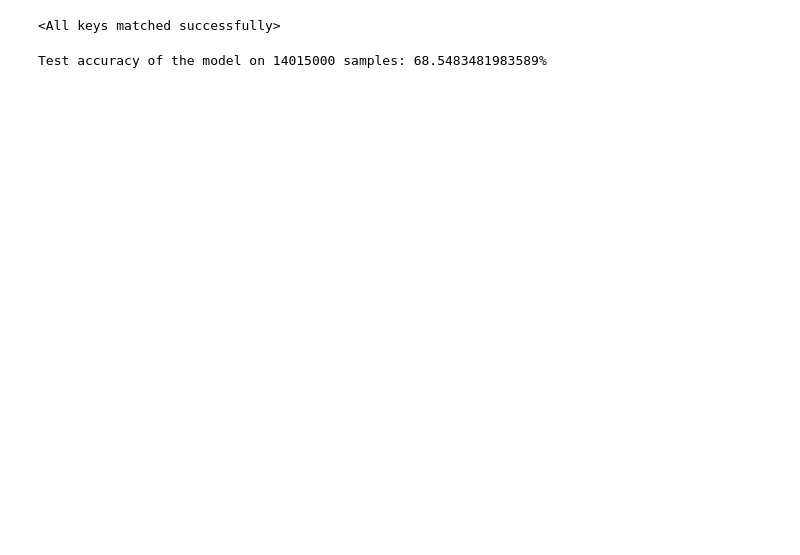
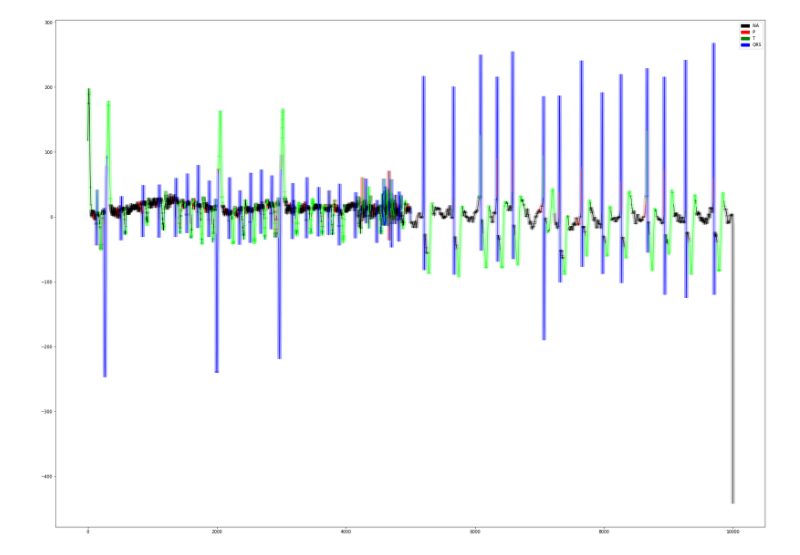
Before and after one commit to lavisheng/pytorch-ECGsegmentation, a Jupyter notebook: segmentation.ipynb, the cells around one changed output. Drawn from its saved outputs; the diff is of its cells as text; code cells hidden in the pictures; blank space fills up the shorter version.

Commit message:
added filter

```diff
--- a/segmentation.ipynb
+++ b/segmentation.ipynb
@@ -55,9 +58,11 @@ class ECGDataset(Dataset):
       # Initialize the numpy arrays to store ecg and labels
       # Iterate over the labels and image_list (assume that they are of same length)
       for i in range(0, len(label_list)):
-         # Load mat then convert to numpy
+         # Load mat, filter, then convert to numpy
          ecgData = sio.loadmat(image_list[i])["ecgSignal"]
-         ecgData = ecgData.flatten()
+         b, a = signal.iirfilter(20, Wn=[0.04, 0.32], rp=0.1, rs=60,
+                                 analog=False, ftype='ellip')
+         ecgData = signal.lfilter(b, a, ecgData1)
          ecgData = ecgData.astype(np.float32)
          ecgSize = ecgData.size
          trim = -1 * (ecgSize % 5000)
@@ -190,8 +195,6 @@ torch.save(model.state_dict(), 'model' + now.strftime("%Y%m%d-%H%M%S") + '.ckpt'
 # %%
 # Load model
 model.load_state_dict(torch.load('./to_validate/' + 'model' + '20200429-162615' + '.ckpt'))
-# %% [output]
-<All keys matched successfully>
 # %%
 # evaluate model
 model.eval()
@@ -222,7 +225,6 @@ with torch.no_grad():
       signal = np.dstack((
          np.arange(signal_counter, labels.size(0) + signal_counter),
          samples.flatten()))
-      #print(signal)
       signal_counter += labels.size(0)
       # Save labels, predicted, and signal for graphing later
       if i == 0:
@@ -236,11 +238,12 @@ with torch.no_grad():
    # Squeeze to remove an extra dimension
    total_signal = total_signal.squeeze()
    # hstack to form the segments
-   total_signal = np.hstack([total_signal[:-1], total_signal[1:])
+   total_signal_pairs = np.concatenate([total_signal[:-1], total_signal[1:]],
+                                       axis=1)
+   total_signal_pairs = total_signal_pairs.reshape(-1, 2, 2)
+   np.hstack([total_signal[:-1], total_signal[1:]])
    print('Test accuracy of the model on {} samples: {}%'
          .format(total, 100 * correct / total))
-# %% [output]
-Test accuracy of the model on 14015000 samples: 68.5483481983589%
 # %%
 # helper function to graph
 def label2colour(labels, alpha):
@@ -257,28 +260,29 @@ def label2colour(labels, alpha):
    return colors
 # %%
 # Graph using data from validation
-disp_signal= total_signals[0:10000]
+disp_signal= total_signal_pairs[0:10000]
 disp_predicted = total_predicted[0:20000]
 disp_labels = total_labels[0:20000]
 predicted_lc = LineCollection(segments=disp_signal,
                               colors=label2colour(disp_predicted, 1),
                               linewidths=1)
-# High ram usage, freeing to save
-true_lc = LineCollection(segments=total_signalss,
+true_lc = LineCollection(segments=disp_signal,
                          colors=label2colour(disp_labels, 0.2),
                          linewidths=10)
 fig, ax = plt.subplots()
 # Add legend
 NA_patch = mpatches.Patch(color='black', label='NA')
 P_patch = mpatches.Patch(color='red', label='P')
 T_patch = mpatches.Patch(color='green', label='T')
 QRS_patch = mpatches.Patch(color='blue', label='QRS')
 plt.legend(handles=[NA_patch, P_patch, T_patch, QRS_patch])
 fig.set_size_inches(30, 22)
 ax.add_collection(true_lc)
 ax.add_collection(predicted_lc)
 ax.autoscale()
 plt.show()
+# %% [output]
+[figure, added]
 # %%
 # save
 fig.savefig('model_results.png', dpi = 80)
```
Also changed, not shown: parts of 2 cells of this notebook.
